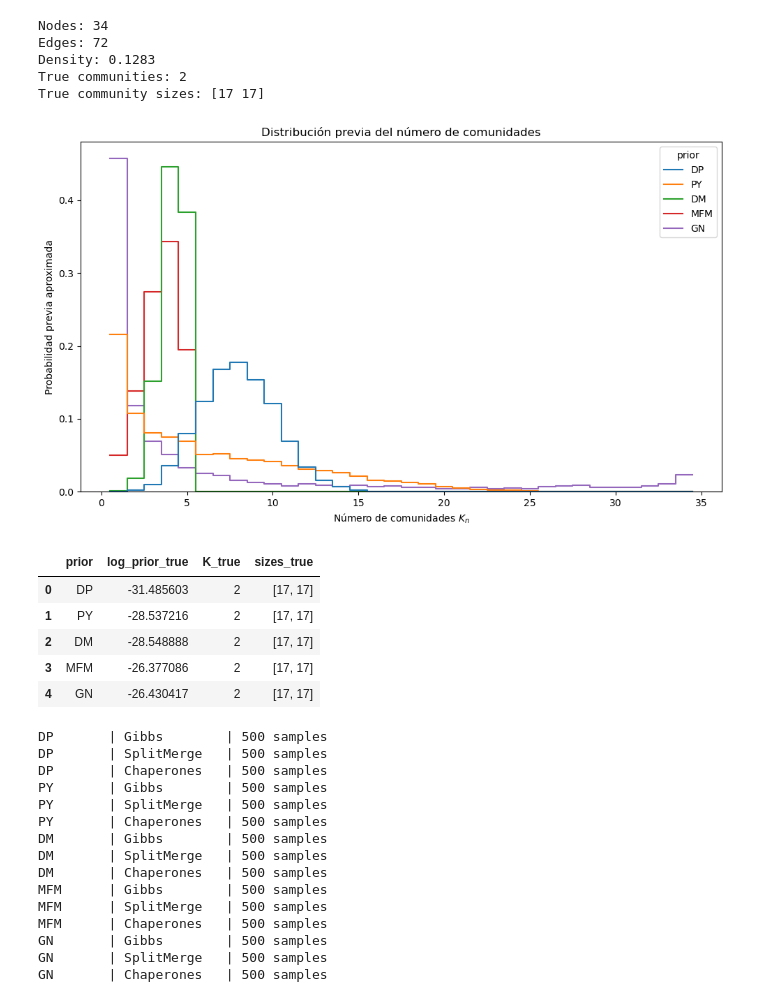
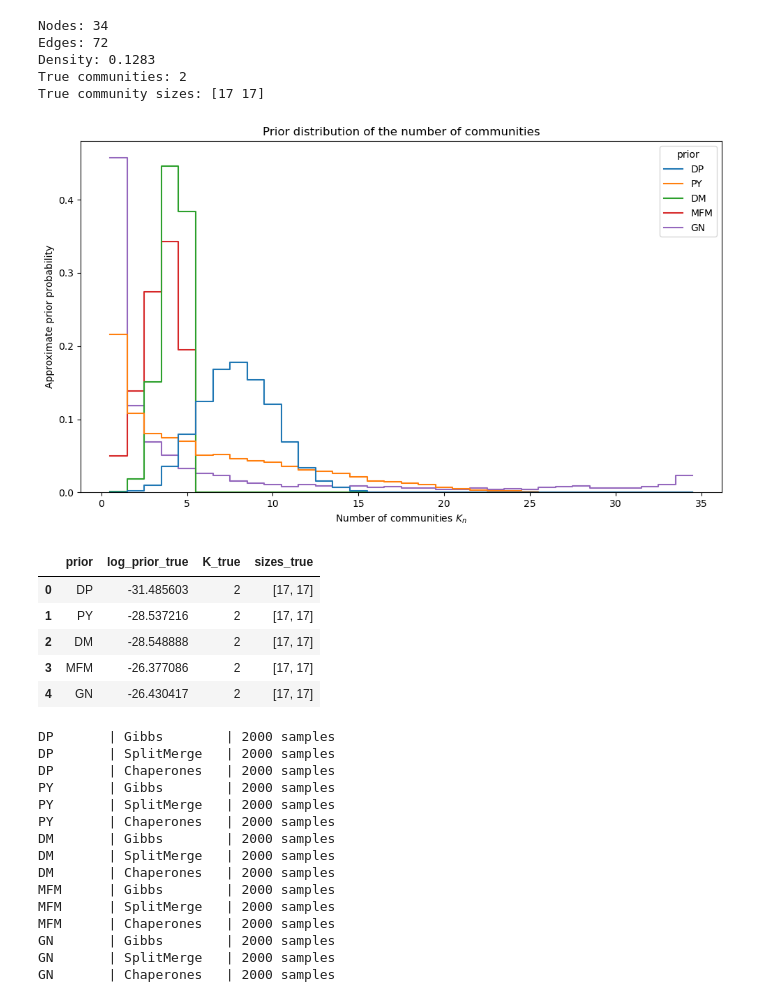
Before and after one commit to cnosa/blockregressiondynamicsnetwork, a Jupyter notebook: SSBM.ipynb, the cells around one changed output. Saved outputs shown, nothing was run; the diff lists cells and outputs as text; code cells hidden in the pictures.

```diff
--- a/SSBM.ipynb
+++ b/SSBM.ipynb
@@ -741,7 +742,7 @@ class BaseSampler(ABC):
         log_posterior_trace = []
         n_communities_trace = []
 
-        for iteration in range(self.config.n_iterations):
+        for iteration in tqdm(range(self.config.n_iterations),desc="Sampling"):
             z = self._canonicalize(self._step(z.copy(), rng))
 
             log_posterior_trace.append(self.log_target(z))
@@ -951,7 +952,7 @@ z=(0, 0, 1, 1), K=2, p(z|Y)=0.023203
 # %%
 model4 = SBMModel(adjacency=Y4, a=a, b=b)
 prior4 = PartitionPrior(kind="DP", alpha=alpha)
-config4 = SamplerConfig(n_iterations=55_000, burn_in=5_000,thin=5)
+config4 = SamplerConfig(n_iterations=105_000, burn_in=5_000,thin=10)
 sampler4 = GibbsSampler(model=model4,prior=prior4,config=config4)
 result4 = sampler4.fit(initial_partition=np.array([0, 0, 1, 1]), seed=123)
 def canonical_partition(z):
@@ -1312,37 +1313,37 @@ def simulate_prior_study(priors, n, n_sim=5000, seed=123):
                 "K": len(sizes),
                 "largest_group": sizes.max(),
                 "smallest_group": sizes.min(),
                 "singleton_groups": np.sum(sizes == 1)})
         partitions[name] = samples
     return pd.DataFrame(records), partitions
 
 
 prior_df, prior_samples = simulate_prior_study(priors, n=n, n_sim=5000, seed=123)
 summary_prior = (prior_df.groupby("prior").agg(
         E_K=("K", "mean"),
         SD_K=("K", "std"),
         Median_K=("K", "median"),
         Q05=("K", lambda x: x.quantile(0.05)),
         Q95=("K", lambda x: x.quantile(0.95)),
         E_singletons=("singleton_groups", "mean"),
         E_largest_group=("largest_group", "mean")).round(3))
 summary_prior
 
 plt.figure(figsize=(10, 6))
 sns.histplot(data=prior_df, x="K", hue="prior", stat="probability", common_norm=False, discrete=True, element="step", fill=False)
-plt.xlabel(r"Número de comunidades $K_n$")
-plt.ylabel("Probabilidad previa aproximada")
-plt.title("Distribución previa del número de comunidades")
+plt.xlabel(r"Number of communities $K_n$")
+plt.ylabel("Approximate prior probability")
+plt.title("Prior distribution of the number of communities")
 plt.tight_layout()
 plt.show()
 
 comparison = pd.DataFrame([{
         "prior": name, "log_prior_true": prior.log_probability(z_true),
         "K_true": len(np.unique(z_true)), "sizes_true": str(np.unique(z_true, return_counts=True)[1].tolist())}
     for name, prior in priors.items()])
 comparison
 # %% [output]
-[figure, old version]
+[figure, new version]
 |  | prior | log_prior_true | K_true | sizes_true |
 | 0 | DP | -31.485603 | 2 | [17, 17] |
 | 1 | PY | -28.537216 | 2 | [17, 17] |
@@ -1351,7 +1352,7 @@ comparison
 | 4 | GN | -26.430417 | 2 | [17, 17] |
 # %%
 model = SBMModel(adjacency=Y, a=a, b=b)
-config = SamplerConfig(n_iterations=1000, burn_in=500,thin=1)
+config = SamplerConfig(n_iterations=15_000, burn_in=5_000,thin=5)
 initial_partition = np.zeros(n, dtype=int)
 def canonical_partition(z):
     mapping = {}
@@ -1376,21 +1377,21 @@ for prior_name, prior in priors.items():
         print(f"{prior_name:8s} | {sampler_name:12s} | "
             f"{len(samples)} samples")
 # %% [output]
-DP       | Gibbs        | 500 samples
-DP       | SplitMerge   | 500 samples
-DP       | Chaperones   | 500 samples
-PY       | Gibbs        | 500 samples
-PY       | SplitMerge   | 500 samples
-PY       | Chaperones   | 500 samples
-DM       | Gibbs        | 500 samples
-DM       | SplitMerge   | 500 samples
-DM       | Chaperones   | 500 samples
-MFM      | Gibbs        | 500 samples
-MFM      | SplitMerge   | 500 samples
-MFM      | Chaperones   | 500 samples
-GN       | Gibbs        | 500 samples
-GN       | SplitMerge   | 500 samples
-GN       | Chaperones   | 500 samples
+DP       | Gibbs        | 2000 samples
+DP       | SplitMerge   | 2000 samples
+DP       | Chaperones   | 2000 samples
+PY       | Gibbs        | 2000 samples
+PY       | SplitMerge   | 2000 samples
+PY       | Chaperones   | 2000 samples
+DM       | Gibbs        | 2000 samples
+DM       | SplitMerge   | 2000 samples
+DM       | Chaperones   | 2000 samples
+MFM      | Gibbs        | 2000 samples
+MFM      | SplitMerge   | 2000 samples
+MFM      | Chaperones   | 2000 samples
+GN       | Gibbs        | 2000 samples
+GN       | SplitMerge   | 2000 samples
+GN       | Chaperones   | 2000 samples
 # %%
 posterior_records = []
 for (prior_name, sampler_name), info in inference_results.items():
```
Also changed, not shown: parts of 10 cells of this notebook.
